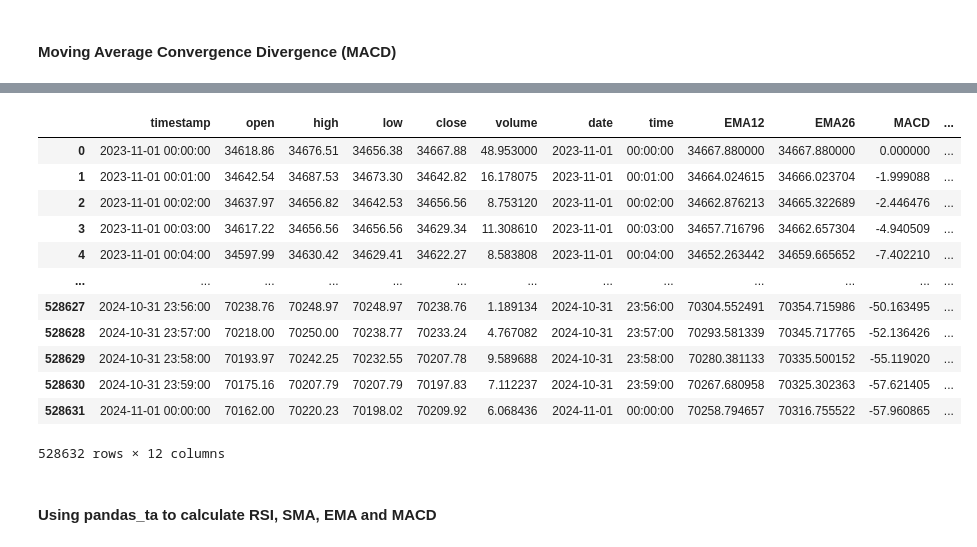
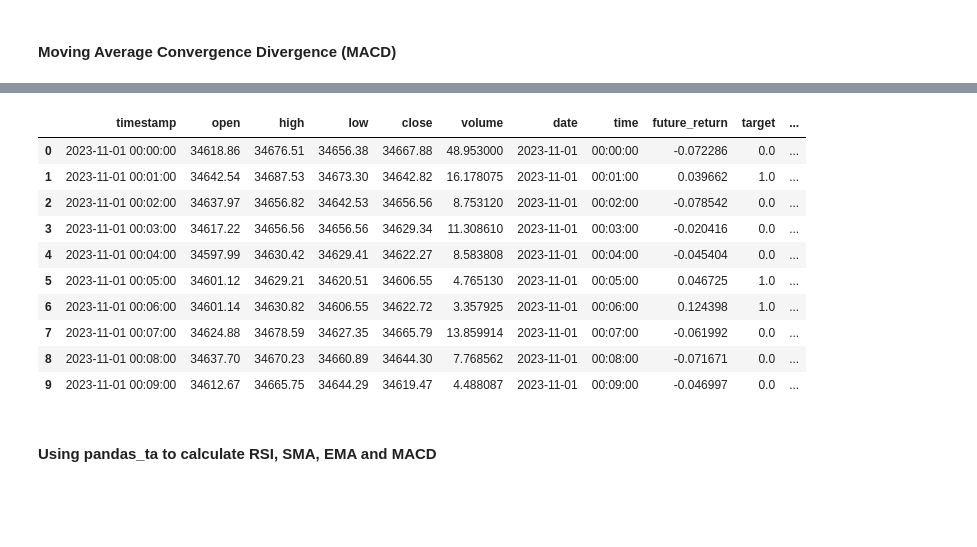
Before and after one commit to kostadinlambov/Algorithmic-Trading-Bot, a Jupyter notebook: Notebook/Algorithmic Trading Bot.ipynb, the cells around one changed output, grey strips where cells are left out. Cells and saved outputs as stored; diff of their text form; code cells hidden in the pictures; blank space fills up the shorter version.

Commit message:
Added computation for the target variable

```diff
--- a/Notebook/Algorithmic trading.ipynb
+++ b/Notebook/Algorithmic Trading Bot.ipynb
@@ -216,0 +248,7 @@ dtype: object
+# %%
+# Define the threshold for the price change to classify as 'buy' or 'sell'. For instance, if we want a 1% increase to be a 'buy' signal,
+# the threshold will be 0.01.
+threshold = 0.01
+
+# Compute the 'target' variable
+btc_price_data_1_year = create_target_variable(btc_price_data_1_year, threshold)
@@ -227,17 +288,13 @@ Index(['timestamp', 'open', 'high', 'low', 'close', 'volume', 'date', 'time'], d
 #### Moving Average Convergence Divergence (MACD)
 # %%
 def calculate_macd(data, short_window=12, long_window=26, signal_window=9):
-    btc_price_data_1_year['EMA12'] = btc_price_data_1_year['close'].ewm(span=short_window, adjust=False).mean()
-    btc_price_data_1_year['EMA26'] = btc_price_data_1_year['close'].ewm(span=long_window, adjust=False).mean()
+    data['EMA12'] = data['close'].ewm(span=short_window, adjust=False).mean()
+    data['EMA26'] = data['close'].ewm(span=long_window, adjust=False).mean()
 
     # MACD Line
-    btc_price_data_1_year['MACD'] = btc_price_data_1_year['EMA12'] - btc_price_data_1_year['EMA26']
+    data['MACD'] = data['EMA12'] - btc_price_data_1_year['EMA26']
 
     # Signal Line
-    btc_price_data_1_year['Signal_Line'] = btc_price_data_1_year['MACD'].ewm(span=signal_window, adjust=False).mean()
+    data['Signal_Line'] = data['MACD'].ewm(span=signal_window, adjust=False).mean()
 
     return data
-
-# Assuming 'data' is a DataFrame with a 'Close' price column
-data = calculate_macd(btc_price_data_1_year)
-print(data[['close', 'MACD', 'Signal_Line']])
@@ -258,0 +301,4 @@ print(data[['close', 'MACD', 'Signal_Line']])
+# %%
+# Assuming 'data' is a DataFrame with a 'Close' price column
+btc_price_data_1_year = calculate_macd(btc_price_data_1_year)
+btc_price_data_1_year[['close', 'MACD', 'Signal_Line']]
@@ -259,19 +319,17 @@ print(data[['close', 'MACD', 'Signal_Line']])
 # %%
-btc_price_data_1_year
+btc_price_data_1_year.head(10)
 # %% [output]
-|  | timestamp | open | high | low | close | volume | date | time | EMA12 | EMA26 | MACD | ... |
-| 0 | 2023-11-01 00:00:00 | 34618.86 | 34676.51 | 34656.38 | 34667.88 | 48.953000 | 2023-11-01 | 00:00:00 | 34667.880000 | 34667.880000 | 0.000000 | ... |
-| 1 | 2023-11-01 00:01:00 | 34642.54 | 34687.53 | 34673.30 | 34642.82 | 16.178075 | 2023-11-01 | 00:01:00 | 34664.024615 | 34666.023704 | -1.999088 | ... |
-| 2 | 2023-11-01 00:02:00 | 34637.97 | 34656.82 | 34642.53 | 34656.56 | 8.753120 | 2023-11-01 | 00:02:00 | 34662.876213 | 34665.322689 | -2.446476 | ... |
-| 3 | 2023-11-01 00:03:00 | 34617.22 | 34656.56 | 34656.56 | 34629.34 | 11.308610 | 2023-11-01 | 00:03:00 | 34657.716796 | 34662.657304 | -4.940509 | ... |
-| 4 | 2023-11-01 00:04:00 | 34597.99 | 34630.42 | 34629.41 | 34622.27 | 8.583808 | 2023-11-01 | 00:04:00 | 34652.263442 | 34659.665652 | -7.402210 | ... |
-| ... | ... | ... | ... | ... | ... | ... | ... | ... | ... | ... | ... | ... |
-| 528627 | 2024-10-31 23:56:00 | 70238.76 | 70248.97 | 70248.97 | 70238.76 | 1.189134 | 2024-10-31 | 23:56:00 | 70304.552491 | 70354.715986 | -50.163495 | ... |
-| 528628 | 2024-10-31 23:57:00 | 70218.00 | 70250.00 | 70238.77 | 70233.24 | 4.767082 | 2024-10-31 | 23:57:00 | 70293.581339 | 70345.717765 | -52.136426 | ... |
-| 528629 | 2024-10-31 23:58:00 | 70193.97 | 70242.25 | 70232.55 | 70207.78 | 9.589688 | 2024-10-31 | 23:58:00 | 70280.381133 | 70335.500152 | -55.119020 | ... |
-| 528630 | 2024-10-31 23:59:00 | 70175.16 | 70207.79 | 70207.79 | 70197.83 | 7.112237 | 2024-10-31 | 23:59:00 | 70267.680958 | 70325.302363 | -57.621405 | ... |
-| 528631 | 2024-11-01 00:00:00 | 70162.00 | 70220.23 | 70198.02 | 70209.92 | 6.068436 | 2024-11-01 | 00:00:00 | 70258.794657 | 70316.755522 | -57.960865 | ... |
+|  | timestamp | open | high | low | close | volume | date | time | future_return | target | ... |
+| 0 | 2023-11-01 00:00:00 | 34618.86 | 34676.51 | 34656.38 | 34667.88 | 48.953000 | 2023-11-01 | 00:00:00 | -0.072286 | 0.0 | ... |
+| 1 | 2023-11-01 00:01:00 | 34642.54 | 34687.53 | 34673.30 | 34642.82 | 16.178075 | 2023-11-01 | 00:01:00 | 0.039662 | 1.0 | ... |
+| 2 | 2023-11-01 00:02:00 | 34637.97 | 34656.82 | 34642.53 | 34656.56 | 8.753120 | 2023-11-01 | 00:02:00 | -0.078542 | 0.0 | ... |
+| 3 | 2023-11-01 00:03:00 | 34617.22 | 34656.56 | 34656.56 | 34629.34 | 11.308610 | 2023-11-01 | 00:03:00 | -0.020416 | 0.0 | ... |
+| 4 | 2023-11-01 00:04:00 | 34597.99 | 34630.42 | 34629.41 | 34622.27 | 8.583808 | 2023-11-01 | 00:04:00 | -0.045404 | 0.0 | ... |
+| 5 | 2023-11-01 00:05:00 | 34601.12 | 34629.21 | 34620.51 | 34606.55 | 4.765130 | 2023-11-01 | 00:05:00 | 0.046725 | 1.0 | ... |
+| 6 | 2023-11-01 00:06:00 | 34601.14 | 34630.82 | 34606.55 | 34622.72 | 3.357925 | 2023-11-01 | 00:06:00 | 0.124398 | 1.0 | ... |
+| 7 | 2023-11-01 00:07:00 | 34624.88 | 34678.59 | 34627.35 | 34665.79 | 13.859914 | 2023-11-01 | 00:07:00 | -0.061992 | 0.0 | ... |
+| 8 | 2023-11-01 00:08:00 | 34637.70 | 34670.23 | 34660.89 | 34644.30 | 7.768562 | 2023-11-01 | 00:08:00 | -0.071671 | 0.0 | ... |
+| 9 | 2023-11-01 00:09:00 | 34612.67 | 34665.75 | 34644.29 | 34619.47 | 4.488087 | 2023-11-01 | 00:09:00 | -0.046997 | 0.0 | ... |
-528632 rows × 12 columns
 # %% [markdown]
 #### Using pandas_ta to calculate RSI, SMA, EMA and MACD
 # %%
```
Also changed, not shown: parts of 19 cells of this notebook, 3 other files.
